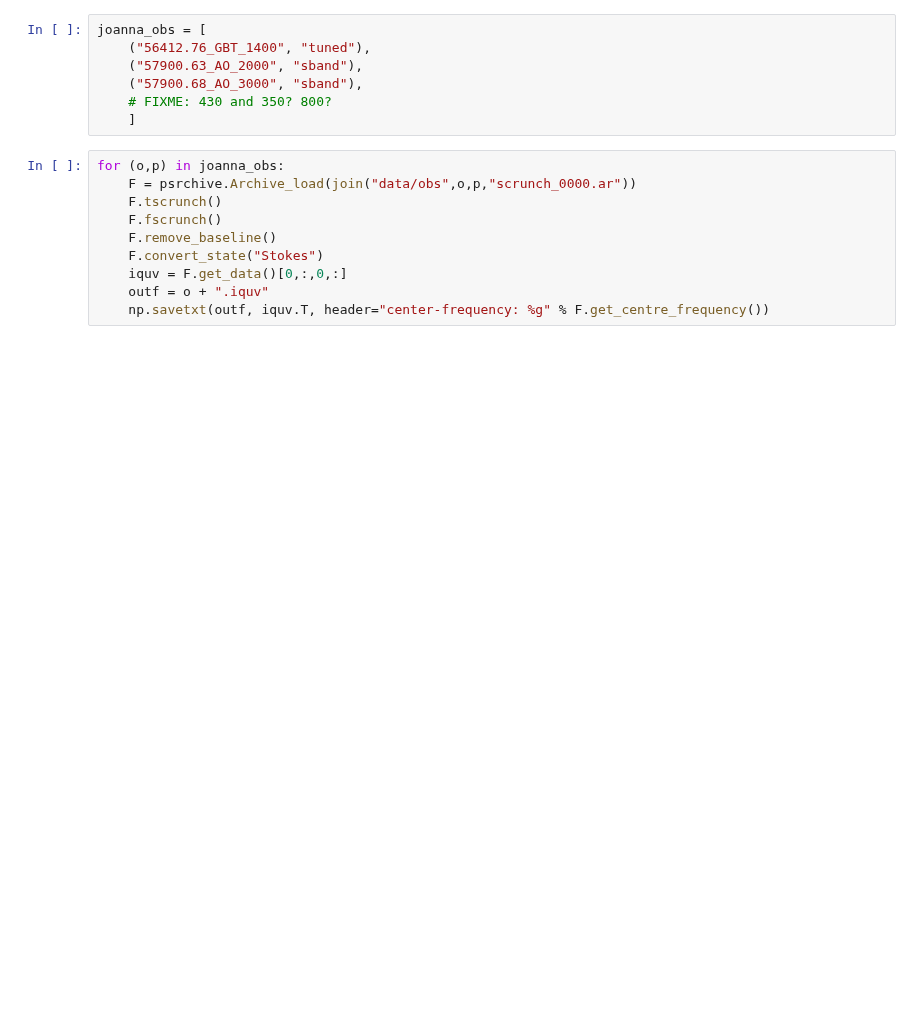
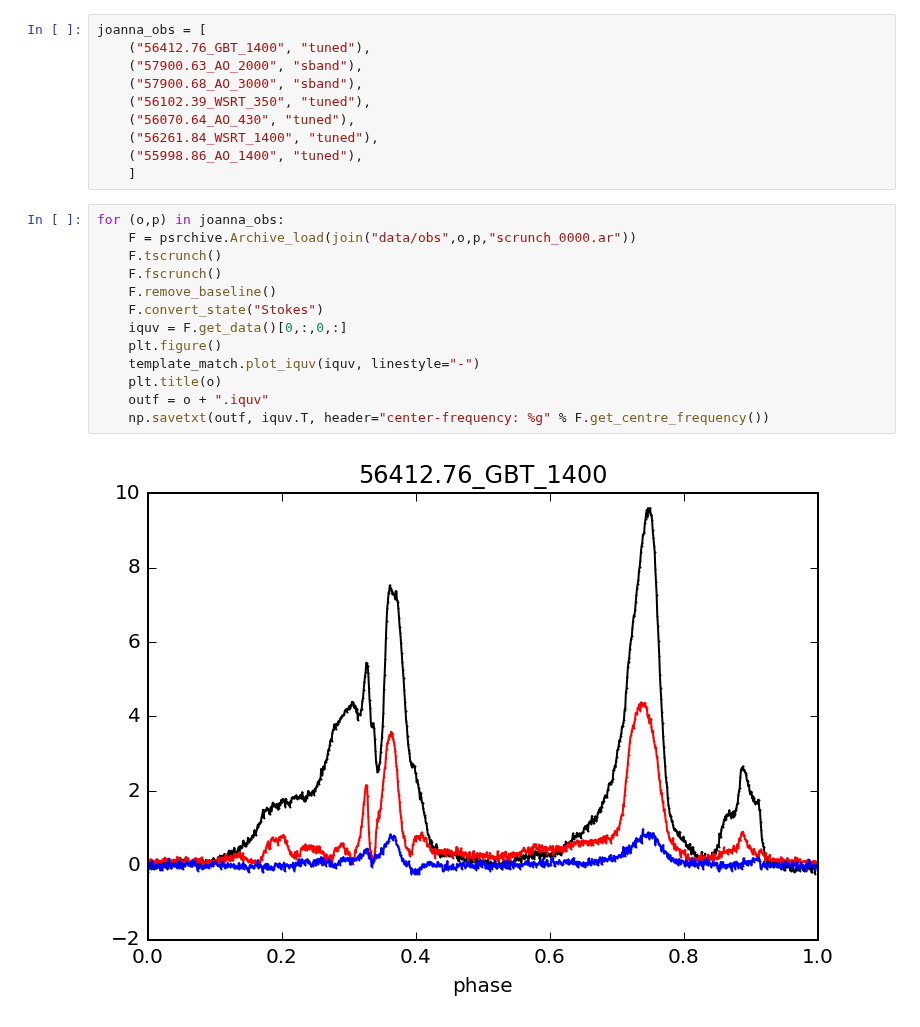
Before and after one commit to aarchiba/triplesystem, a Jupyter notebook: processing/joanna-obs.ipynb, the cells around one changed output. Drawn from its saved outputs; the diff is of its cells as text; blank space fills up the shorter version.

```diff
--- a/processing/joanna-obs.ipynb
+++ b/processing/joanna-obs.ipynb
@@ -40,15 +41,23 @@ joanna_obs = [
     ("56412.76_GBT_1400", "tuned"),
     ("57900.63_AO_2000", "sband"),
     ("57900.68_AO_3000", "sband"),
-    # FIXME: 430 and 350? 800?
+    ("56102.39_WSRT_350", "tuned"),
+    ("56070.64_AO_430", "tuned"),
+    ("56261.84_WSRT_1400", "tuned"),
+    ("55998.86_AO_1400", "tuned"),
     ]
 # %%
 for (o,p) in joanna_obs:
     F = psrchive.Archive_load(join("data/obs",o,p,"scrunch_0000.ar"))
     F.tscrunch()
     F.fscrunch()
     F.remove_baseline()
     F.convert_state("Stokes")
     iquv = F.get_data()[0,:,0,:]
+    plt.figure()
+    template_match.plot_iquv(iquv, linestyle="-")
+    plt.title(o)
     outf = o + ".iquv"
     np.savetxt(outf, iquv.T, header="center-frequency: %g" % F.get_centre_frequency())
+# %% [output]
+[figure, added]
```
Also changed, not shown: parts of 2 cells of this notebook, 1 other file.
